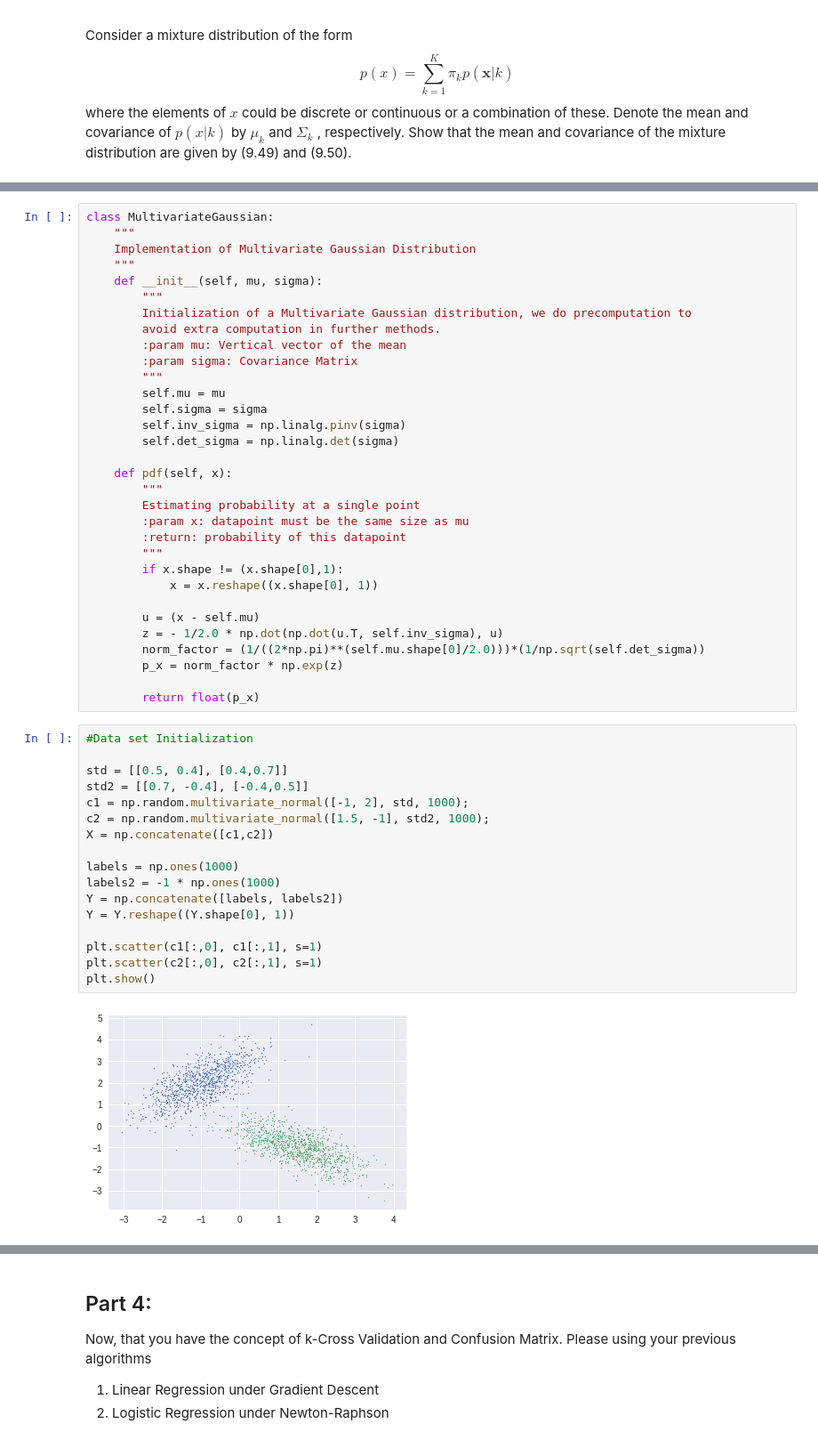
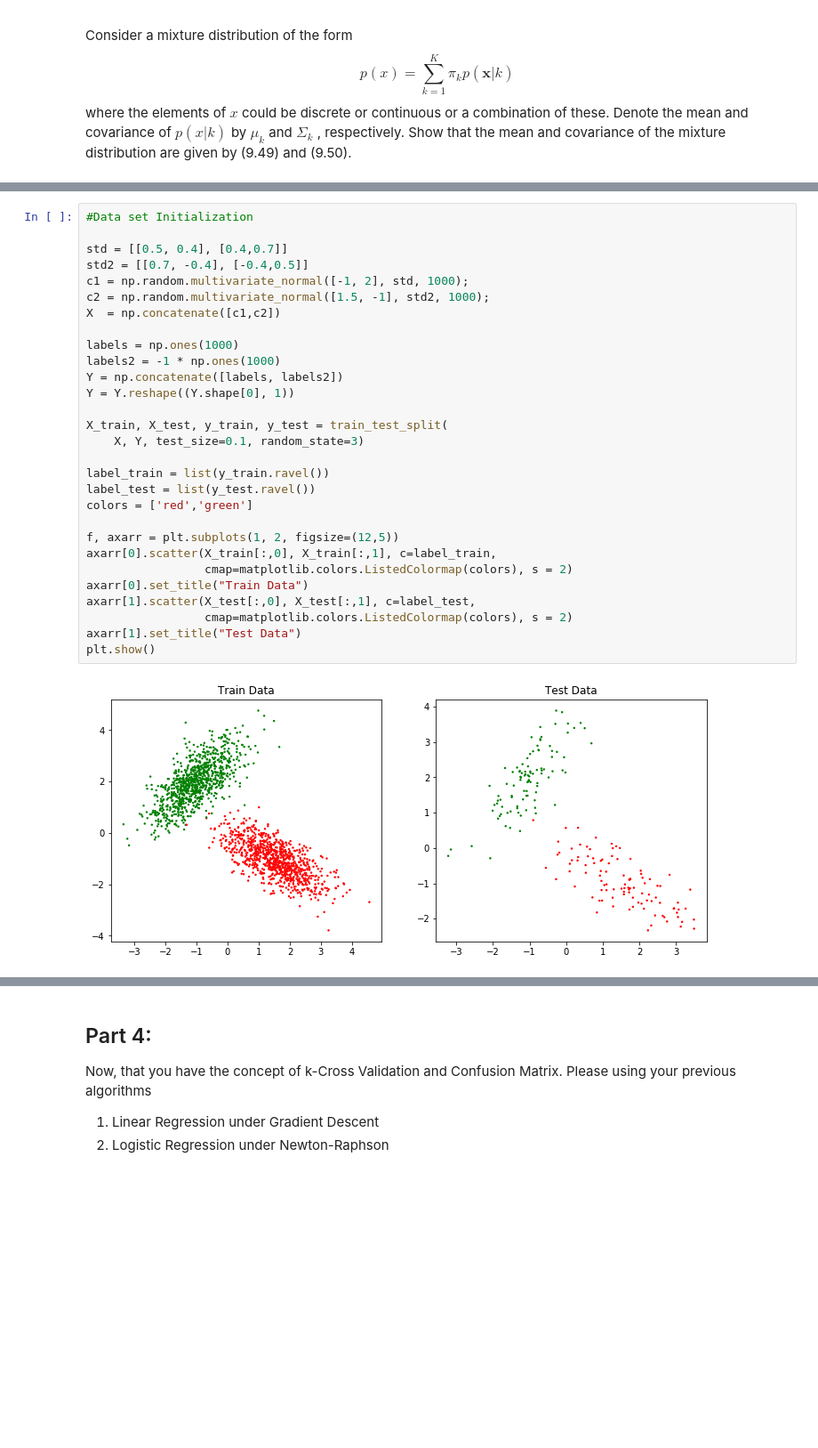
Before and after one commit to joseluisvaz/machine_learning_itesm, a Jupyter notebook: Machine Learning - Homework 3.ipynb, the cells around one changed output, grey strips where cells are left out. Shown: that part at 89% size. Drawn from its saved outputs; the diff is of its cells as text; blank space fills up the shorter version.

Commit message:
notebook hw3, train and test data splitted

```diff
--- a/Machine Learning - Homework 3.ipynb
+++ b/Machine Learning - Homework 3.ipynb
@@ -68,51 +55,31 @@ class UnivariateGaussian:
-# %%
-class MultivariateGaussian:
-    """
-    Implementation of Multivariate Gaussian Distribution
-    """
-    def __init__(self, mu, sigma):
-        """
-        Initialization of a Multivariate Gaussian distribution, we do precomputation to
-        avoid extra computation in further methods.
-        :param mu: Vertical vector of the mean
-        :param sigma: Covariance Matrix
-        """
-        self.mu = mu
-        self.sigma = sigma
-        self.inv_sigma = np.linalg.pinv(sigma)
-        self.det_sigma = np.linalg.det(sigma)
-
-    def pdf(self, x):
-        """
-        Estimating probability at a single point
-        :param x: datapoint must be the same size as mu
-        :return: probability of this datapoint
-        """
-        if x.shape != (x.shape[0],1):
-            x = x.reshape((x.shape[0], 1))
-
-        u = (x - self.mu)
-        z = - 1/2.0 * np.dot(np.dot(u.T, self.inv_sigma), u)
-        norm_factor = (1/((2*np.pi)**(self.mu.shape[0]/2.0)))*(1/np.sqrt(self.det_sigma))
-        p_x = norm_factor * np.exp(z)
-
-        return float(p_x)
 # %%
 #Data set Initialization
 
 std = [[0.5, 0.4], [0.4,0.7]]
 std2 = [[0.7, -0.4], [-0.4,0.5]]
 c1 = np.random.multivariate_normal([-1, 2], std, 1000);
 c2 = np.random.multivariate_normal([1.5, -1], std2, 1000);
-X = np.concatenate([c1,c2])
+X  = np.concatenate([c1,c2])
 
 labels = np.ones(1000)
 labels2 = -1 * np.ones(1000)
 Y = np.concatenate([labels, labels2])
 Y = Y.reshape((Y.shape[0], 1))
 
-plt.scatter(c1[:,0], c1[:,1], s=1)
-plt.scatter(c2[:,0], c2[:,1], s=1)
+X_train, X_test, y_train, y_test = train_test_split(
+    X, Y, test_size=0.1, random_state=3)
+
+label_train = list(y_train.ravel())
+label_test = list(y_test.ravel())
+colors = ['red','green']
+
+f, axarr = plt.subplots(1, 2, figsize=(12,5))
+axarr[0].scatter(X_train[:,0], X_train[:,1], c=label_train,
+                 cmap=matplotlib.colors.ListedColormap(colors), s = 2)
+axarr[0].set_title("Train Data")
+axarr[1].scatter(X_test[:,0], X_test[:,1], c=label_test,
+                 cmap=matplotlib.colors.ListedColormap(colors), s = 2)
+axarr[1].set_title("Test Data")
 plt.show()
 # %% [output]
-[figure, old version]
+[figure, new version]
```
Also changed, not shown: parts of 11 cells of this notebook, 1 other file.
